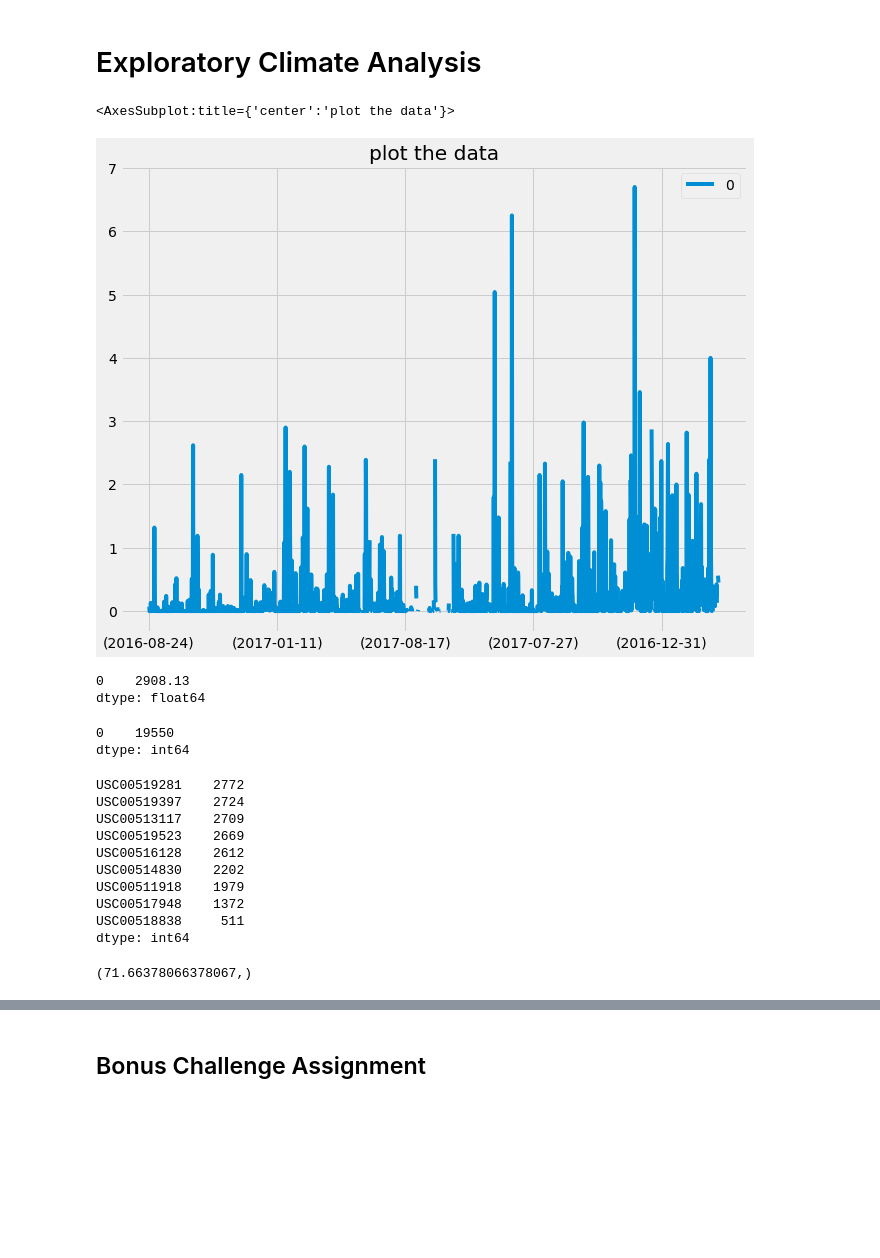
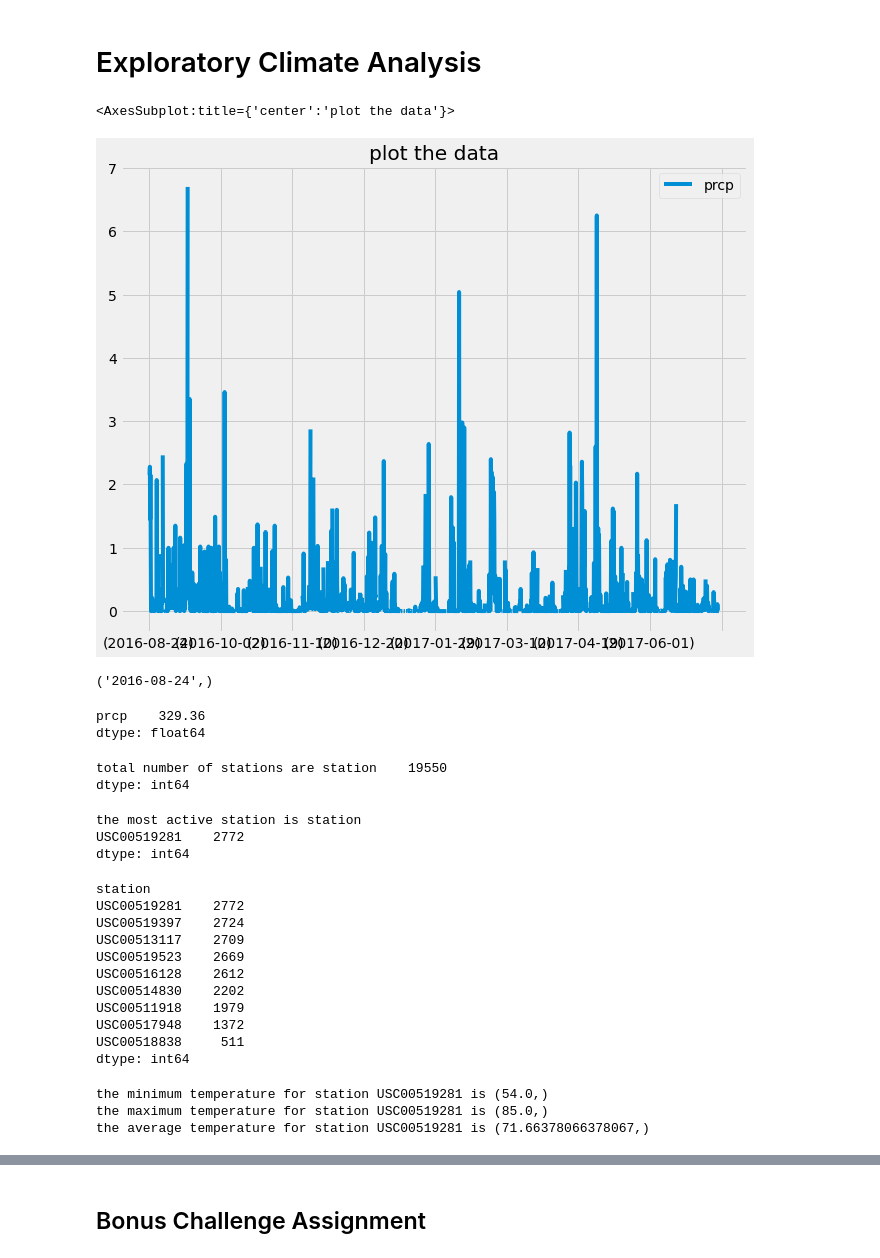
Before and after one commit to wangp79/sqlalchemy-challenge, a Jupyter notebook: climate_starter.ipynb, the cells around one changed output, grey strips where cells are left out. Saved outputs shown, nothing was run; the diff lists cells and outputs as text; code cells hidden in the pictures; blank space fills up the shorter version.

```diff
--- a/climate_starter.ipynb
+++ b/climate_starter.ipynb
@@ -62,66 +58,77 @@ first_row_1.__dict__
 # %%
 # Design a query to retrieve the last 12 months of precipitation data and plot the results
 
 # Calculate the date 1 year ago from the last data point in the database
-query_date = dt.date(2017,8,23) - dt.timedelta(days=365)
-a = session.query(measurement.prcp).filter(measurement.date>='2016-08-23').count()
 
 # Perform a query to retrieve the data and precipitation scores
-data_scores = session.query(measurement.prcp).filter(measurement.date>'2016-08-23').all()
-date = session.query(measurement.date).filter(measurement.date>'2016-08-23').all()
+prcp_scores = session.query(measurement.prcp).filter((measurement.date>'2016-08-23') & (measurement.date<'2017-07-10')).all()
+date = session.query(measurement.date).filter((measurement.date>'2016-08-23') & (measurement.date<'2017-07-10')).all()
 date = pd.Series(date)
-
-data_scores_df = pd.DataFrame(data_scores)
-# data_scores_df.describe()
 
 
 # Save the query results as a Pandas DataFrame and set the index to the date column
-data_scores_df = data_scores_df.set_index(date)
-data_scores_df
+prcp_scores_df = pd.DataFrame(prcp_scores).set_index(date).sort_index()
+prcp_scores_df
 
 # Sort the dataframe by date
 
 # Use Pandas Plotting with Matplotlib to plot the data
-data_scores_df.plot(title="plot the data", figsize=(10,8), legend=True)
+prcp_scores_df.plot(title="plot the data", figsize=(10,8), legend=True)
 # %% [output]
 <AxesSubplot:title={'center':'plot the data'}>
-[figure, old version]
+[figure, new version]
+# %%
+date[0]
+# %% [output]
+('2016-08-24',)
 # %%
 # Use Pandas to calcualte the summary statistics for the precipitation data
-pd.DataFrame(session.query(measurement.prcp).all()).sum()
+prcp_scores_df.sum()
 # %% [output]
-0    2908.13
+prcp    329.36
 dtype: float64
 # %%
 # Design a query to show how many stations are available in this dataset?
-pd.DataFrame(session.query(measurement.station).all()).count()
+total_stations = pd.DataFrame(session.query(measurement.station).all()).count()
+print(f"total number of stations are {total_stations}")
 # %% [output]
-0    19550
+total number of stations are station    19550
 dtype: int64
 # %%
 # What are the most active stations? (i.e. what stations have the most rows)?
-pd.DataFrame(session.query(measurement.station).all()).value_counts().nlargest(1)
+most_active = pd.DataFrame(session.query(measurement.station).all()).value_counts().nlargest(1)
+print(f"the most active station is {most_active}")
 # List the stations and the counts in descending order.
 pd.DataFrame(session.query(measurement.station).all()).value_counts().sort_values(ascending=False)
 # %% [output]
+the most active station is station
 USC00519281    2772
-USC00519397    2724
-USC00513117    2709
-USC00519523    2669
-USC00516128    2612
-USC00514830    2202
-USC00511918    1979
-USC00517948    1372
-USC00518838     511
 dtype: int64
+station
+USC00519281    2772
+USC00519397    2724
+USC00513117    2709
+USC00519523    2669
+USC00516128    2612
+USC00514830    2202
+USC00511918    1979
+USC00517948    1372
+USC00518838     511
+dtype: int64
 # %%
 # Using the station id from the previous query, calculate the lowest temperature recorded,
 # highest temperature recorded, and average temperature of the most active station?
-session.query(func.min(measurement.tobs)).filter(measurement.station=='USC00519281').one()
-session.query(func.max(measurement.tobs)).filter(measurement.station=='USC00519281').one()
-session.query(func.avg(measurement.tobs)).filter(measurement.station=='USC00519281').one()
+min_temp = session.query(func.min(measurement.tobs)).filter(
+        (measurement.station == 'USC00519281')).one()
+max_temp = session.query(func.max(measurement.tobs)).filter(measurement.station=='USC00519281').one()
+avg_temp = session.query(func.avg(measurement.tobs)).filter(measurement.station=='USC00519281').one()
+print(f"the minimum temperature for station USC00519281 is {min_temp}")
+print(f"the maximum temperature for station USC00519281 is {max_temp}")
+print(f"the average temperature for station USC00519281 is {avg_temp}")
 # %% [output]
-(71.66378066378067,)
+the minimum temperature for station USC00519281 is (54.0,)
+the maximum temperature for station USC00519281 is (85.0,)
+the average temperature for station USC00519281 is (71.66378066378067,)
 # %%
 # Choose the station with the highest number of temperature observations.
 # Query the last 12 months of temperature observation data for this station and plot the results as a histogram
```
Also changed, not shown: parts of 6 cells of this notebook, 2 other files.
